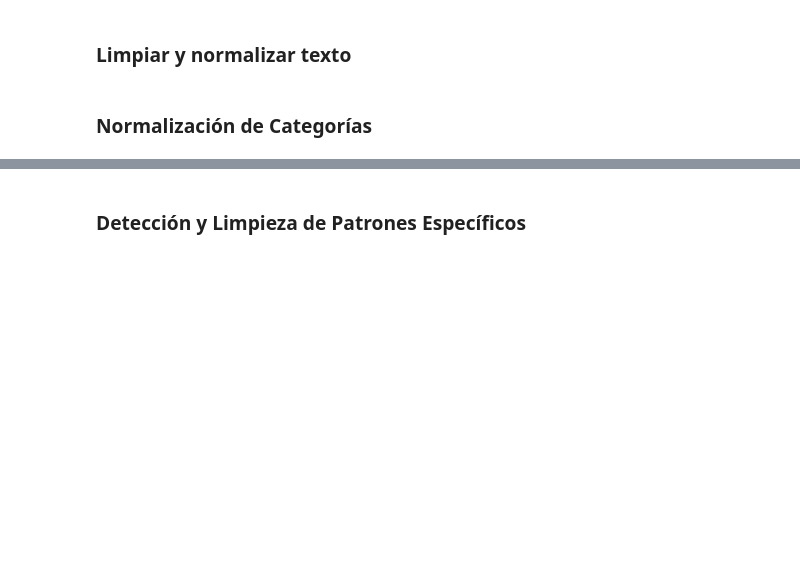
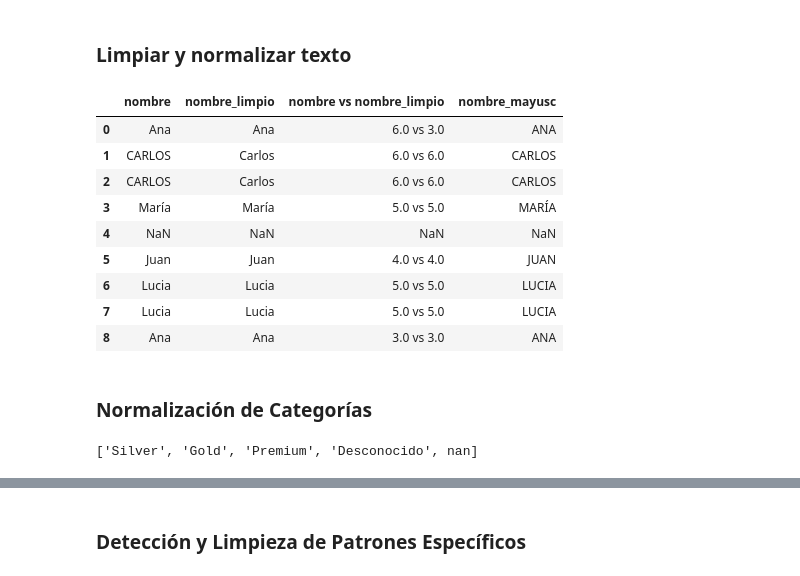
Before and after one commit to netcluster/Python-para-el-an-lisis-de-datos, a Jupyter notebook: Unidad 3/U3Limpiezaypreparacindedatos.ipynb, the cells around one changed output, grey strips where cells are left out. Drawn from its saved outputs; the diff is of its cells as text; code cells hidden in the pictures; blank space fills up the shorter version.

```diff
--- a/Unidad 3/U3Limpiezaypreparacindedatos.ipynb
+++ b/Unidad 3/U3Limpiezaypreparacindedatos.ipynb
@@ -284,5 +290,38 @@ df[['edad', 'edad_fill', 'fecha_registro', 'fecha_registro_ffill']]
 ## U3.03 – Normalización de Texto y Categorías
 # %% [markdown]
 ### Limpiar y normalizar texto
+# %%
+df = pd.DataFrame({
+    'id_cliente': [1, 2, 2, 3, 4, 5, 6, 6, None],
+    'nombre': [' Ana  ', 'CARLOS', 'CARLOS', 'María', None, 'Juan', 'Lucia', 'Lucia', 'Ana'],
+    'edad': [25, 40, 40, None, 17, 80, 35, 35, 25],
+    'ingresos_mensuales': [1500.0, 2500.50, 2500.50, 3200.0, 500.0, None, 1800.0, 1800.0, 1500.0],
+    'ciudad': ['Madrid', 'Barcelona', 'Barcelona', 'Madrid', 'MADRID', 'Valencia', 'Barcelona', 'Barcelona', 'Madrid'],
+    'segmento': ['Silv', 'Gol', 'Gol', 'Premiu', 'Desconocido', None, 'God', 'Gold', 'silver'],
+    'fecha_registro': ['2024-01-10', '2024/02/15', '2024/02/15', '10-03-2024',
+                       '2024-04-01', '2024-04-05', '2024-04-28', np.nan, '2024-05-10'],
+    'score_riesgo': [0.1, 0.3, 0.3, 0.95, -0.2, 1.5, 0.5, 0.5, 0.1]
+})
+
+df['nombre_limpio']=df['nombre'].str.strip().str.title()
+df['nombre vs nombre_limpio']=df['nombre'].str.len().astype(str) + ' vs ' + df['nombre_limpio'].str.len().astype(str)
+#Convertir a mayúsculas
+df['nombre_mayusc']= (df['nombre'].str.upper().str.strip())
+df[['nombre', 'nombre_limpio', 'nombre vs nombre_limpio', 'nombre_mayusc']]
+# %% [output]
+|  | nombre | nombre_limpio | nombre vs nombre_limpio | nombre_mayusc |
+| 0 | Ana | Ana | 6.0 vs 3.0 | ANA |
+| 1 | CARLOS | Carlos | 6.0 vs 6.0 | CARLOS |
+| 2 | CARLOS | Carlos | 6.0 vs 6.0 | CARLOS |
+| 3 | María | María | 5.0 vs 5.0 | MARÍA |
+| 4 | NaN | NaN | NaN | NaN |
+| 5 | Juan | Juan | 4.0 vs 4.0 | JUAN |
+| 6 | Lucia | Lucia | 5.0 vs 5.0 | LUCIA |
+| 7 | Lucia | Lucia | 5.0 vs 5.0 | LUCIA |
+| 8 | Ana | Ana | 3.0 vs 3.0 | ANA |
 # %% [markdown]
 ### Normalización de Categorías
+# %%
+list(df['segmento_norm'].unique())
+# %% [output]
+['Silver', 'Gold', 'Premium', 'Desconocido', nan]
```
Also changed, not shown: parts of 5 cells of this notebook.
